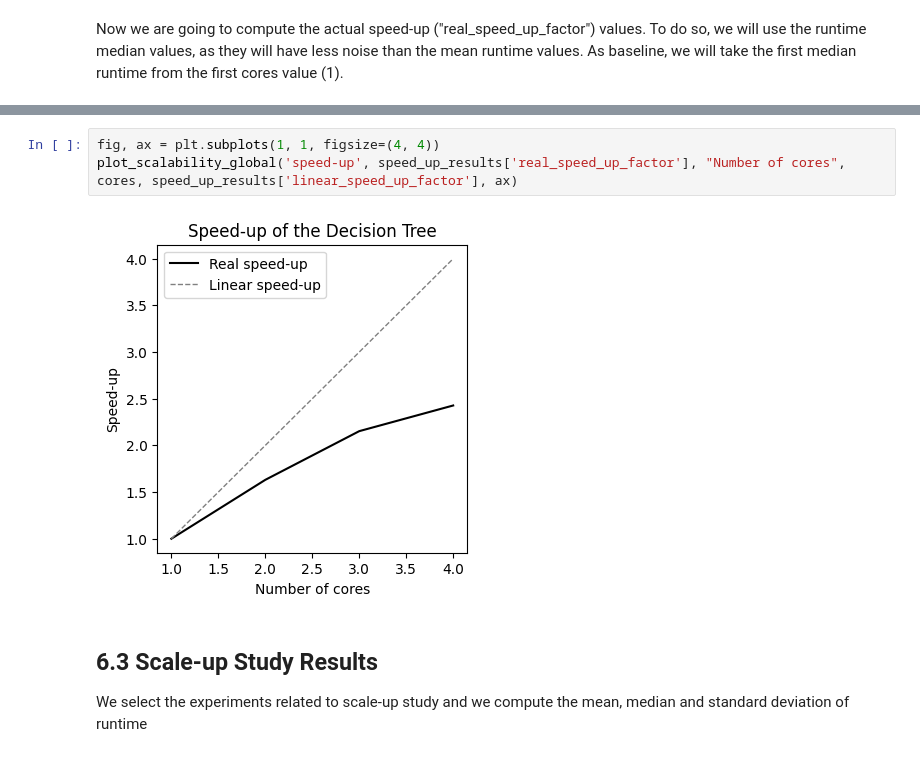
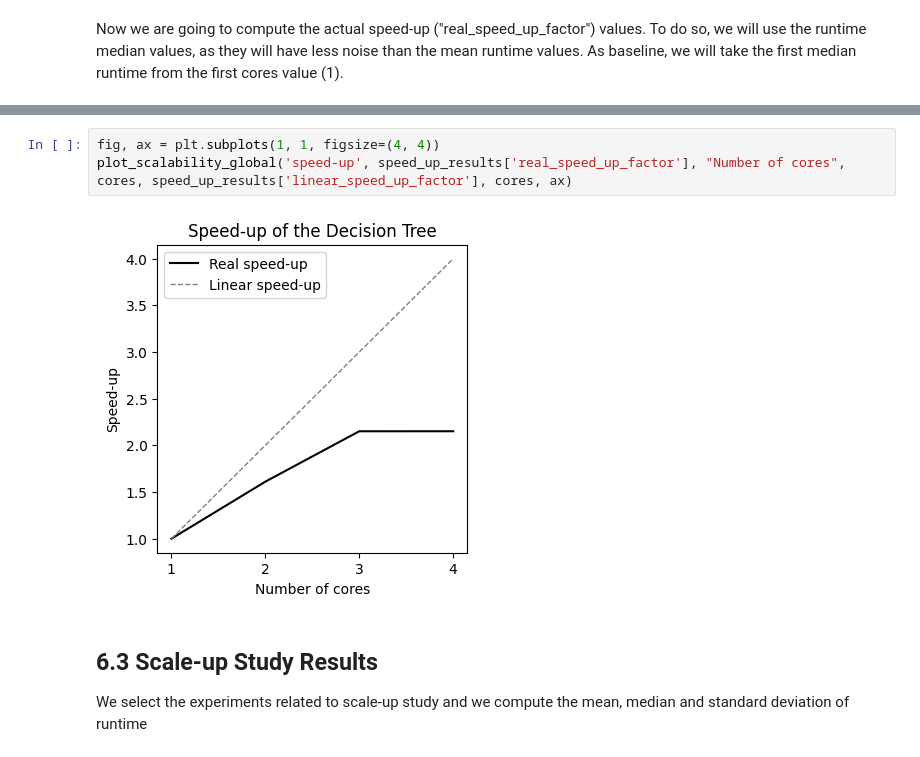
Before and after one commit to Iker-Jauregui/LSDA_Final_Project, a Jupyter notebook: uk_police_notebook_Jau.ipynb, the cells around one changed output, grey strips where cells are left out. Drawn from its saved outputs; the diff is of its cells as text.

```diff
--- a/uk_police_notebook_Jau.ipynb
+++ b/uk_police_notebook_Jau.ipynb
@@ -1128,8 +1128,8 @@ speed_up_results
 # %%
 fig, ax = plt.subplots(1, 1, figsize=(4, 4))
-plot_scalability_global('speed-up', speed_up_results['real_speed_up_factor'], "Number of cores", cores, speed_up_results['linear_speed_up_factor'], ax)
+plot_scalability_global('speed-up', speed_up_results['real_speed_up_factor'], "Number of cores", cores, speed_up_results['linear_speed_up_factor'], cores, ax)
 # %% [output]
-[figure, old version]
+[figure, new version]
 # %% [markdown]
 ## 6.3 Scale-up Study Results
 We select the experiments related to scale-up study and we compute the mean, median and standard deviation of runtime
```
Also changed, not shown: parts of 14 cells of this notebook, 1 other file.
